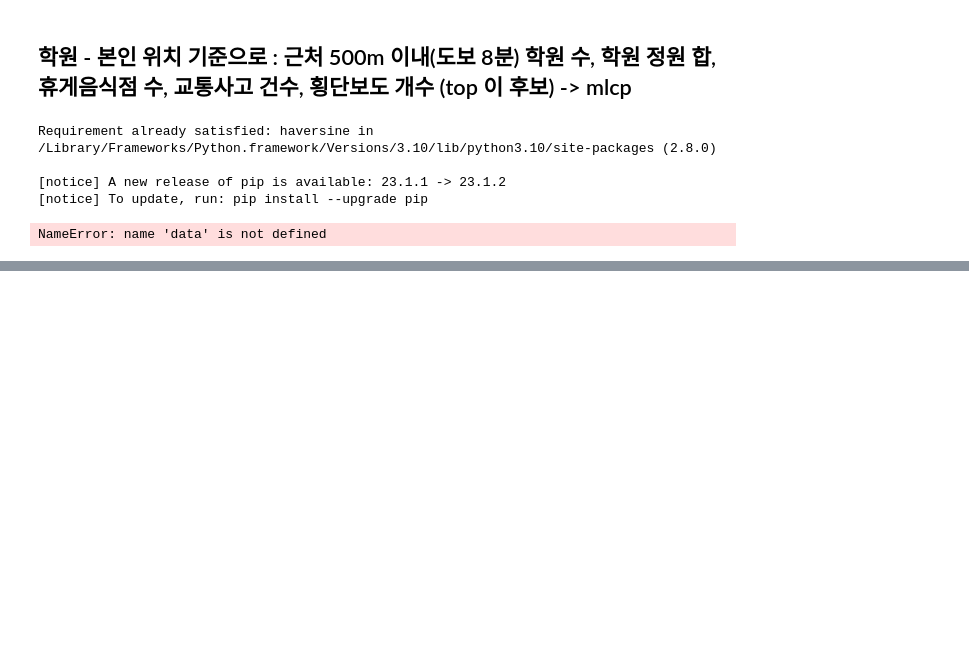
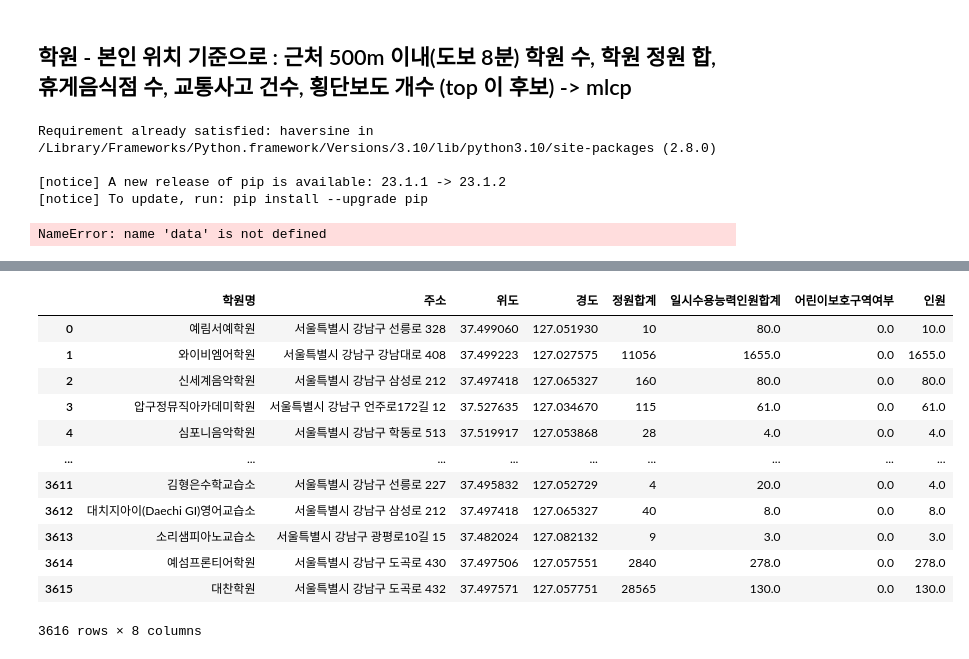
Before and after one commit to WIFI-Gwangjingu/childrensZone, a Jupyter notebook: modeling/강남구 학원 정리.ipynb, the cells around one changed output, grey strips where cells are left out. Drawn from its saved outputs; the diff is of its cells as text; code cells hidden in the pictures; blank space fills up the shorter version.

```diff
--- a/modeling/노원구, 강남구 학원 정리.ipynb
+++ b/modeling/강남구 학원 정리.ipynb
@@ -357,3 +377,34 @@ data = gn_all
+# %%
+# 둘다 00인 학원 삭제
+idx = list(data[data['일시수용능력인원합계']+data['정원합계']<=0].index)
+data.drop(idx, axis=0, inplace=True)
+# %%
+# 인원 결측치 삭제
+
+data[data['일시수용능력인원합계'].isna()]
+data.dropna(subset = ['일시수용능력인원합계'], inplace = True)
+# %%
+# 일시수용 & 정원합계 비교 후 적은 값으로
+data.loc[data['정원합계'] >= data['일시수용능력인원합계'], '인원'] = data['일시수용능력인원합계']
+data.loc[data['정원합계'] < data['일시수용능력인원합계'], '인원'] = data['정원합계']
+# %%
+data = data.reset_index(drop=True)
+# %%
+data
+# %% [output]
+|  | 학원명 | 주소 | 위도 | 경도 | 정원합계 | 일시수용능력인원합계 | 어린이보호구역여부 | 인원 |
+| 0 | 예림서예학원 | 서울특별시 강남구 선릉로 328 | 37.499060 | 127.051930 | 10 | 80.0 | 0.0 | 10.0 |
+| 1 | 와이비엠어학원 | 서울특별시 강남구 강남대로 408 | 37.499223 | 127.027575 | 11056 | 1655.0 | 0.0 | 1655.0 |
+| 2 | 신세계음악학원 | 서울특별시 강남구 삼성로 212 | 37.497418 | 127.065327 | 160 | 80.0 | 0.0 | 80.0 |
+| 3 | 압구정뮤직아카데미학원 | 서울특별시 강남구 언주로172길 12 | 37.527635 | 127.034670 | 115 | 61.0 | 0.0 | 61.0 |
+| 4 | 심포니음악학원 | 서울특별시 강남구 학동로 513 | 37.519917 | 127.053868 | 28 | 4.0 | 0.0 | 4.0 |
+| ... | ... | ... | ... | ... | ... | ... | ... | ... |
+| 3611 | 김형은수학교습소 | 서울특별시 강남구 선릉로 227 | 37.495832 | 127.052729 | 4 | 20.0 | 0.0 | 4.0 |
+| 3612 | 대치지아이(Daechi GI)영어교습소 | 서울특별시 강남구 삼성로 212 | 37.497418 | 127.065327 | 40 | 8.0 | 0.0 | 8.0 |
+| 3613 | 소리샘피아노교습소 | 서울특별시 강남구 광평로10길 15 | 37.482024 | 127.082132 | 9 | 3.0 | 0.0 | 3.0 |
+| 3614 | 예섬프론티어학원 | 서울특별시 강남구 도곡로 430 | 37.497506 | 127.057551 | 2840 | 278.0 | 0.0 | 278.0 |
+| 3615 | 대찬학원 | 서울특별시 강남구 도곡로 432 | 37.497571 | 127.057751 | 28565 | 130.0 | 0.0 | 130.0 |
+3616 rows × 8 columns
 # %%
 # 해당 학원 기준 반경 500m 학원 수 총합 counting
 for i in range(len(data)) :
```
Also changed, not shown: parts of 21 cells of this notebook, 7 other files.
